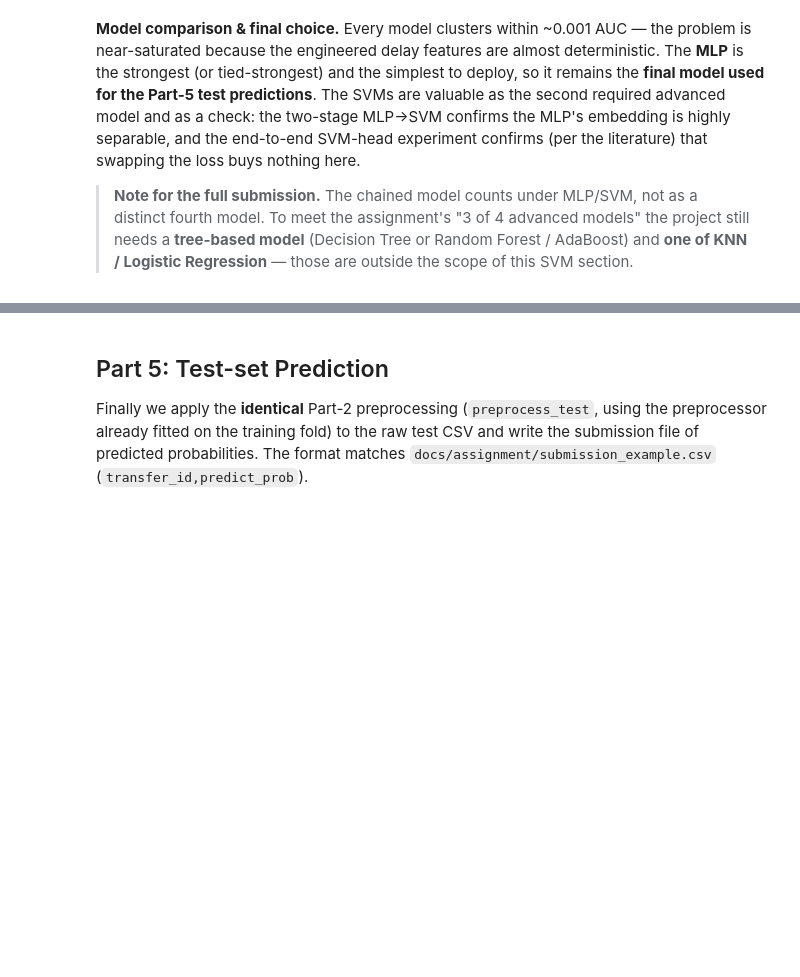
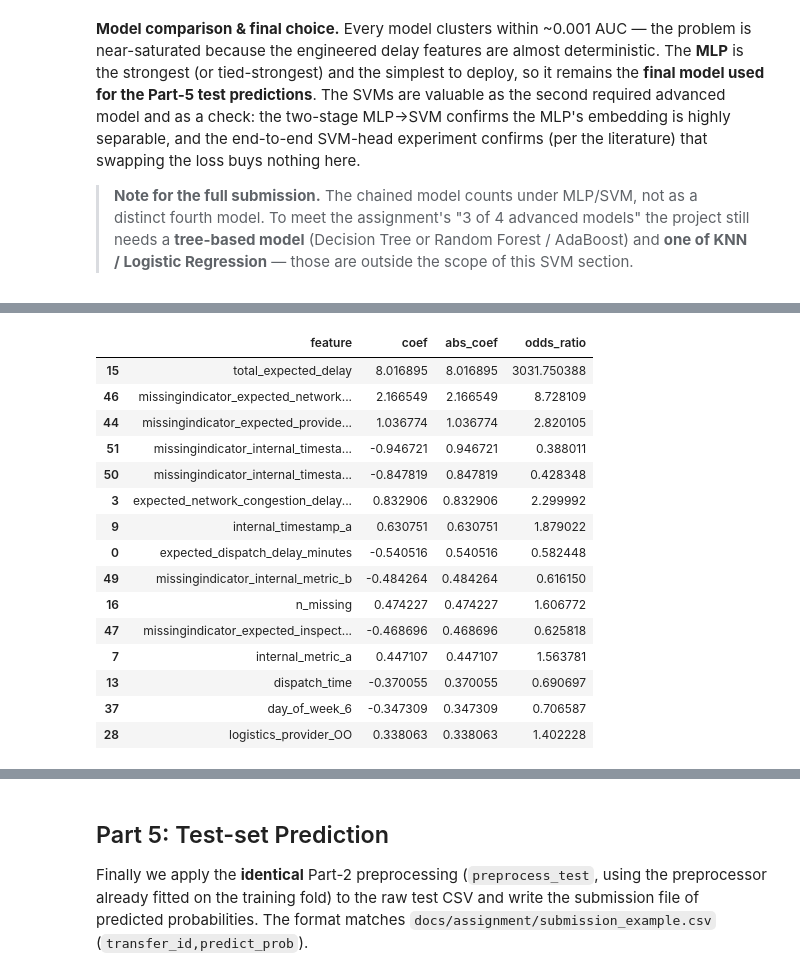
Before and after one commit to tomerbd007/LogisticsTransferPrediction, a Jupyter notebook: main.ipynb, the cells around one changed output, grey strips where cells are left out. Cells and saved outputs as stored; diff of their text form; code cells hidden in the pictures; blank space fills up the shorter version.

```diff
--- a/main.ipynb
+++ b/main.ipynb
@@ -2316,0 +2528,30 @@ SVM-head experiment confirms (per the literature) that swapping the loss buys no
+# %%
+feature_names_lr = X_train_proc.columns
+coef_lr = log_reg.coef_[0]
+assert len(feature_names_lr) == len(coef_lr), "Feature names and coefficients length mismatch"
+
+coef_df_lr = pd.DataFrame({
+    "feature": feature_names_lr,
+    "coef": coef_lr,
+    "abs_coef": np.abs(coef_lr),
+    "odds_ratio": np.exp(coef_lr)
+}).sort_values("abs_coef", ascending=False)
+
+coef_df_lr.head(15)
+# %% [output]
+|  | feature | coef | abs_coef | odds_ratio |
+| 15 | total_expected_delay | 8.016895 | 8.016895 | 3031.750388 |
+| 46 | missingindicator_expected_network... | 2.166549 | 2.166549 | 8.728109 |
+| 44 | missingindicator_expected_provide... | 1.036774 | 1.036774 | 2.820105 |
+| 51 | missingindicator_internal_timesta... | -0.946721 | 0.946721 | 0.388011 |
+| 50 | missingindicator_internal_timesta... | -0.847819 | 0.847819 | 0.428348 |
+| 3 | expected_network_congestion_delay... | 0.832906 | 0.832906 | 2.299992 |
+| 9 | internal_timestamp_a | 0.630751 | 0.630751 | 1.879022 |
+| 0 | expected_dispatch_delay_minutes | -0.540516 | 0.540516 | 0.582448 |
+| 49 | missingindicator_internal_metric_b | -0.484264 | 0.484264 | 0.616150 |
+| 16 | n_missing | 0.474227 | 0.474227 | 1.606772 |
+| 47 | missingindicator_expected_inspect... | -0.468696 | 0.468696 | 0.625818 |
+| 7 | internal_metric_a | 0.447107 | 0.447107 | 1.563781 |
+| 13 | dispatch_time | -0.370055 | 0.370055 | 0.690697 |
+| 37 | day_of_week_6 | -0.347309 | 0.347309 | 0.706587 |
+| 28 | logistics_provider_OO | 0.338063 | 0.338063 | 1.402228 |
```
Also changed, not shown: parts of 32 cells of this notebook.
